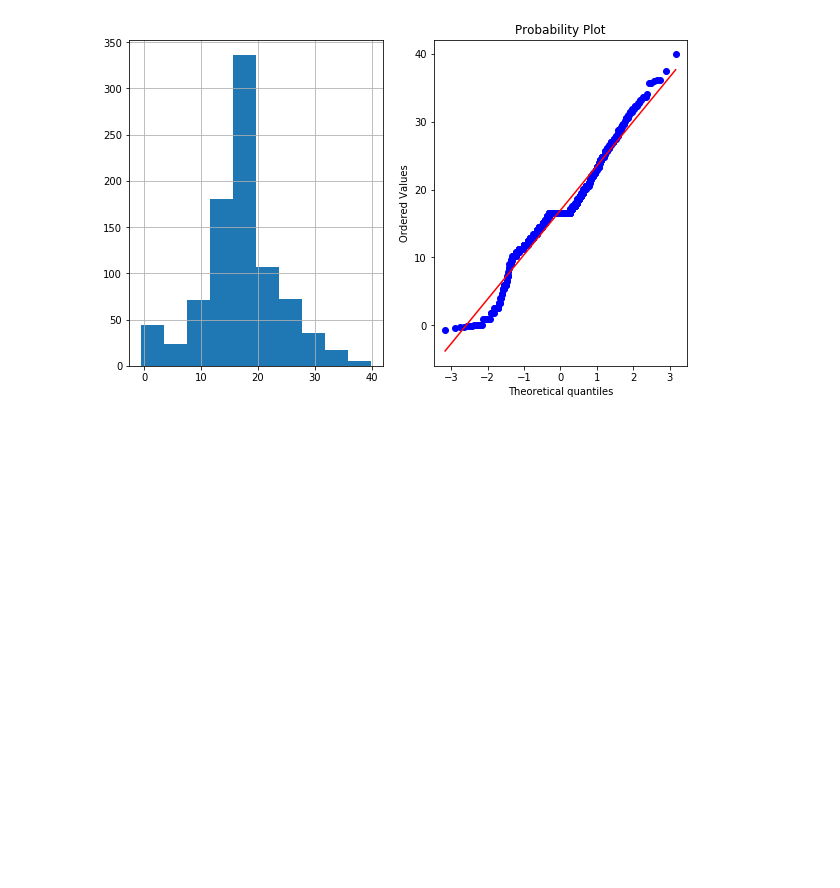
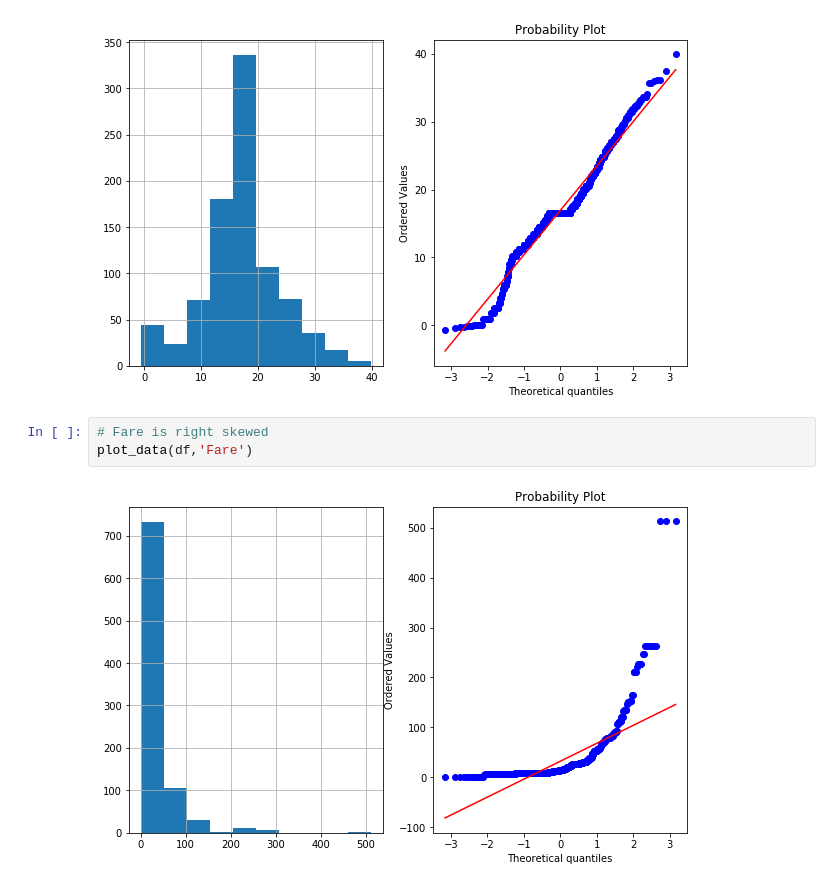
Before and after one commit to kunasinh/FeatureEngineering, a Jupyter notebook: Feature Engineering-All Standardization And Transformation.ipynb, the cells around one changed output. Cells and saved outputs as stored; diff of their text form; blank space fills up the shorter version.

```diff
--- a/Feature Engineering-All Standardization And Transformation.ipynb
+++ b/Feature Engineering-All Standardization And Transformation.ipynb
@@ -318,3 +322,8 @@ df['Age_Boxcox'], parameters = stat.boxcox(df['Age'])
 plot_data(df,'Age_Boxcox')
 # %% [output]
 [figure]
+# %%
+# Fare is right skewed
+plot_data(df,'Fare')
+# %% [output]
+[figure, added]
```
Also changed, not shown: parts of 3 cells of this notebook.
